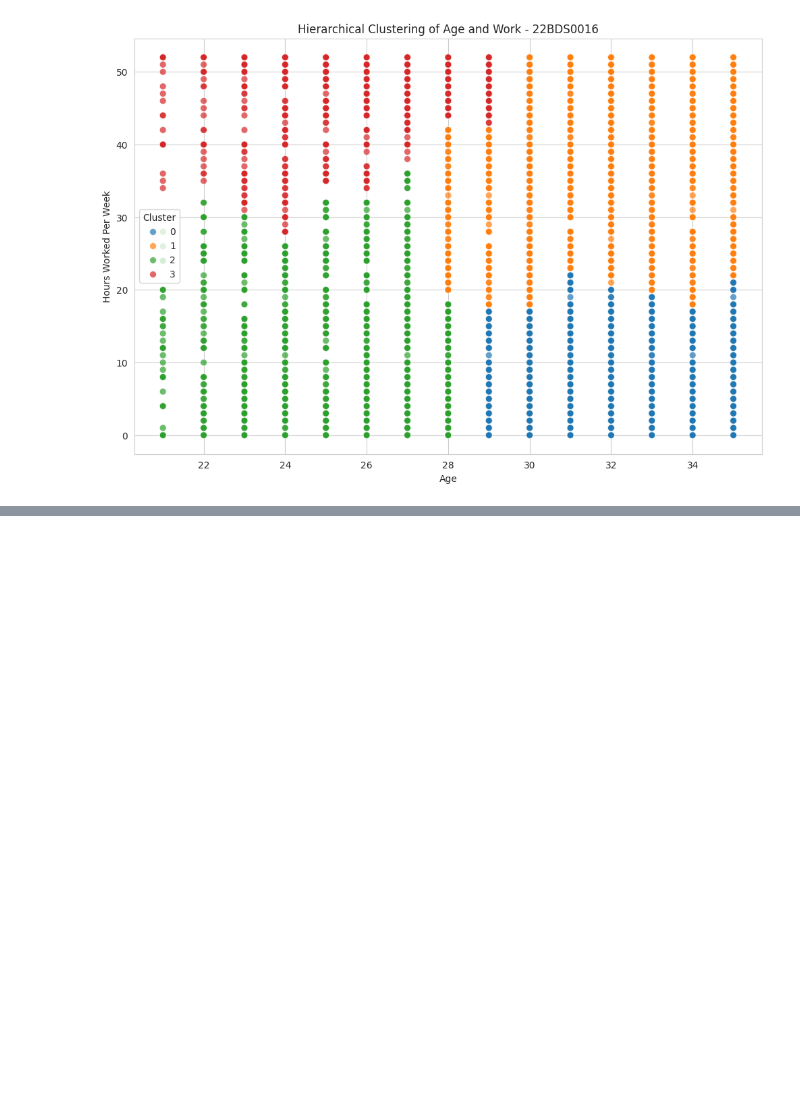
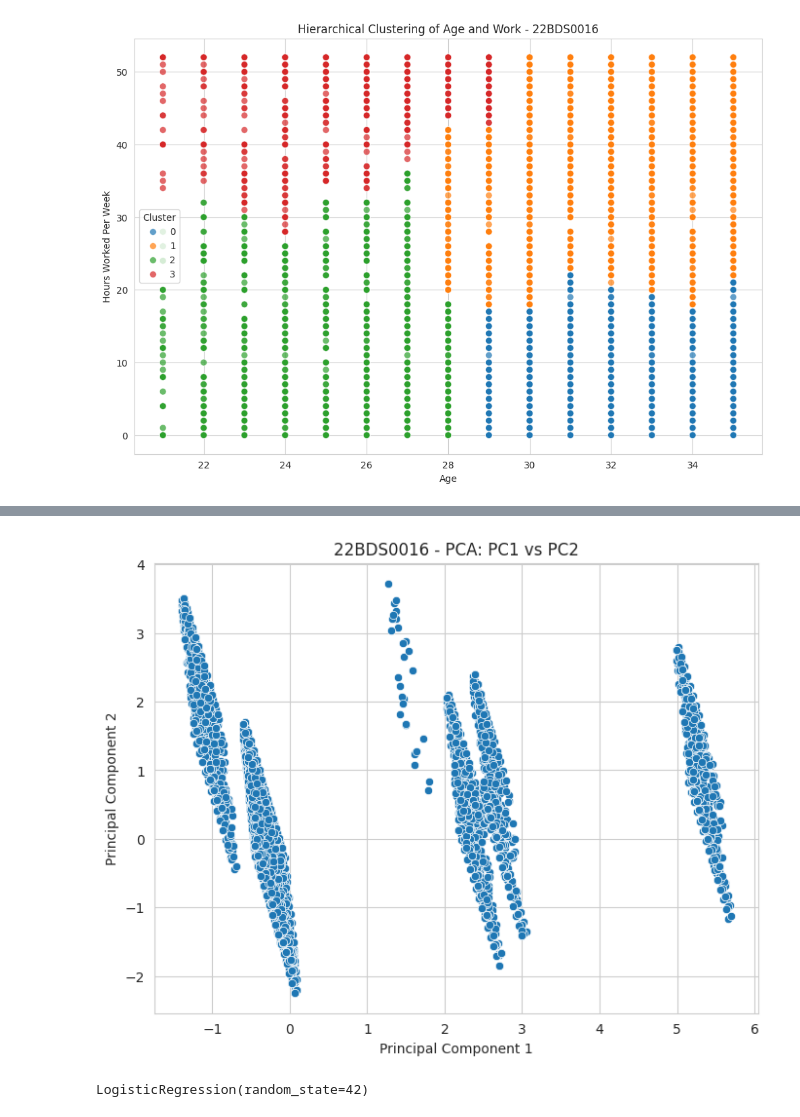
Before and after one commit to abhir00p/22BDS0016-EDA, a Jupyter notebook: 22BDS0016.ipynb, the cells around one changed output, grey strips where cells are left out. Drawn from its saved outputs; the diff is of its cells as text; code cells hidden in the pictures; blank space fills up the shorter version.

```diff
--- a/22BDS0016.ipynb
+++ b/22BDS0016.ipynb
@@ -446,0 +480,28 @@ plt.show()
+# %%
+from sklearn.preprocessing import StandardScaler
+from sklearn.decomposition import PCA
+import matplotlib.pyplot as plt
+import seaborn as sns
+
+# Selecting only numerical/encoded features for PCA
+numerical_features = ['age', 'work', 'gender1_enc', 'gender2_enc', 'afam_enc', 'hispanic_enc', 'other_enc']
+numerical_data = df[numerical_features]
+
+# Standardizing the features
+scaler = StandardScaler()
+scaled_data = scaler.fit_transform(numerical_data)
+# %%
+# Applying PCA
+pca = PCA(n_components=2) # Reducing to 2 components for visualization
+principal_components = pca.fit_transform(scaled_data)
+
+# Creating a DataFrame with the principal components
+pca_df = pd.DataFrame(data=principal_components, columns=['PC1', 'PC2'])
+
+print("First 5 rows of the PCA components:")
+print(pca_df.head())
+
+# Explained variance
+print(f"\nExplained variance by PC1: {pca.explained_variance_ratio_[0]:.4f}")
+print(f"Explained variance by PC2: {pca.explained_variance_ratio_[1]:.4f}")
+print(f"Total explained variance: {pca.explained_variance_ratio_.sum():.4f}")
@@ -446,0 +520,20 @@ plt.show()
+# %%
+# Plotting the PCA components
+plt.figure(figsize=(8, 6))
+sns.scatterplot(x='PC1', y='PC2', data=pca_df)
+plt.title('22BDS0016 - PCA: PC1 vs PC2')
+plt.xlabel('Principal Component 1')
+plt.ylabel('Principal Component 2')
+plt.grid(True)
+plt.show()
+# %% [output]
+[figure, added]
+# %%
+# Split data into Training and Testing sets
+X_train, X_test, y_train, y_test = train_test_split(X_scaled, y, test_size=0.2, random_state=42)
+
+# Initialize and train Logistic Regression model
+logmodel = LogisticRegression(random_state=42)
+logmodel.fit(X_train, y_train)
+# %% [output]
+LogisticRegression(random_state=42)
```
Also changed, not shown: parts of 7 cells of this notebook.
